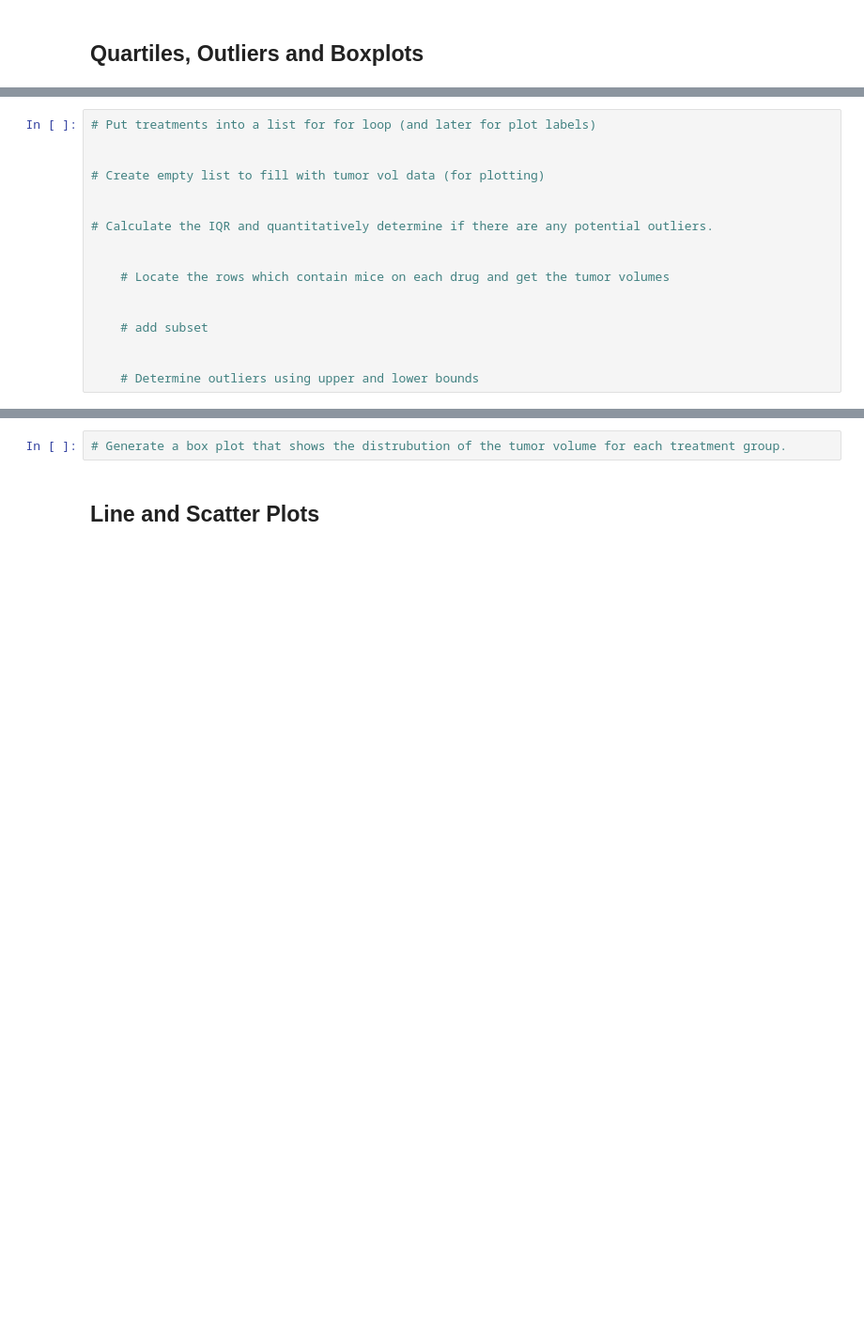
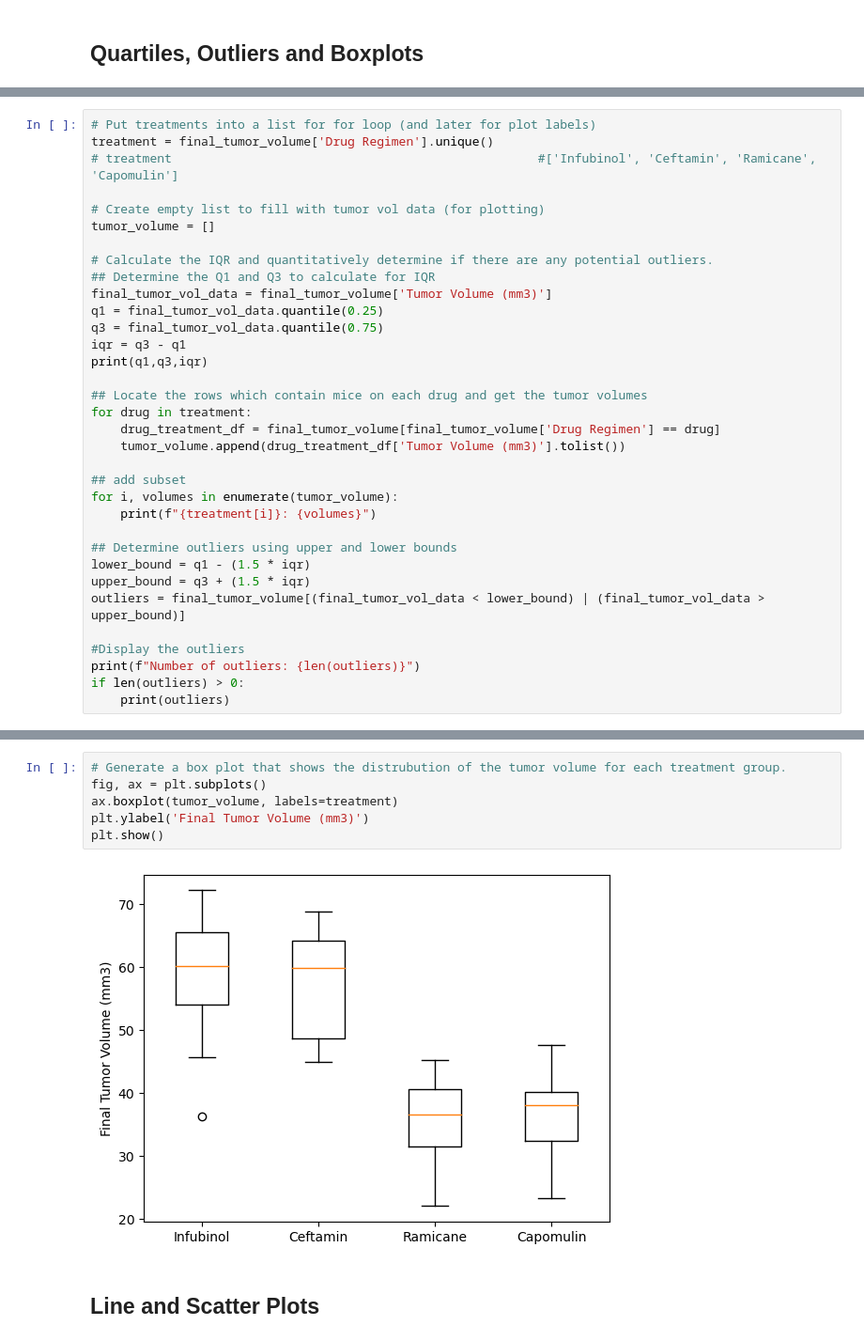
Before and after one commit to mjardinico/matplotlib_challenge, a Jupyter notebook: pymaceuticals_starter.ipynb, the cells around one changed output, grey strips where cells are left out. Shown at 94% size. Saved outputs shown, nothing was run; the diff lists cells and outputs as text; blank space fills up the shorter version.

Commit message:
continued working on pymaceuticals_starter.ipynb until generate box plot

```diff
--- a/pymaceuticals_starter.ipynb
+++ b/pymaceuticals_starter.ipynb
@@ -257,17 +246,34 @@ final_tumor_volume
 # %%
 # Put treatments into a list for for loop (and later for plot labels)
-
+treatment = final_tumor_volume['Drug Regimen'].unique()
+# treatment                                                  #['Infubinol', 'Ceftamin', 'Ramicane', 'Capomulin']
 
 # Create empty list to fill with tumor vol data (for plotting)
-
+tumor_volume = []
 
 # Calculate the IQR and quantitatively determine if there are any potential outliers.
+## Determine the Q1 and Q3 to calculate for IQR
+final_tumor_vol_data = final_tumor_volume['Tumor Volume (mm3)']
+q1 = final_tumor_vol_data.quantile(0.25)
+q3 = final_tumor_vol_data.quantile(0.75)
+iqr = q3 - q1
+print(q1,q3,iqr)
 
+## Locate the rows which contain mice on each drug and get the tumor volumes
+for drug in treatment:
+    drug_treatment_df = final_tumor_volume[final_tumor_volume['Drug Regimen'] == drug]
+    tumor_volume.append(drug_treatment_df['Tumor Volume (mm3)'].tolist())
 
-    # Locate the rows which contain mice on each drug and get the tumor volumes
+## add subset
+for i, volumes in enumerate(tumor_volume):
+    print(f"{treatment[i]}: {volumes}")
 
+## Determine outliers using upper and lower bounds
+lower_bound = q1 - (1.5 * iqr)
+upper_bound = q3 + (1.5 * iqr)
+outliers = final_tumor_volume[(final_tumor_vol_data < lower_bound) | (final_tumor_vol_data > upper_bound)]
 
-    # add subset
-
-
-    # Determine outliers using upper and lower bounds
+#Display the outliers
+print(f"Number of outliers: {len(outliers)}")
+if len(outliers) > 0:
+    print(outliers)
@@ -274,5 +287,11 @@ final_tumor_volume
 # %%
 # Generate a box plot that shows the distrubution of the tumor volume for each treatment group.
+fig, ax = plt.subplots()
+ax.boxplot(tumor_volume, labels=treatment)
+plt.ylabel('Final Tumor Volume (mm3)')
+plt.show()
+# %% [output]
+[figure, added]
 # %% [markdown]
 ## Line and Scatter Plots
 # %%
```
Also changed, not shown: parts of 5 cells of this notebook.
